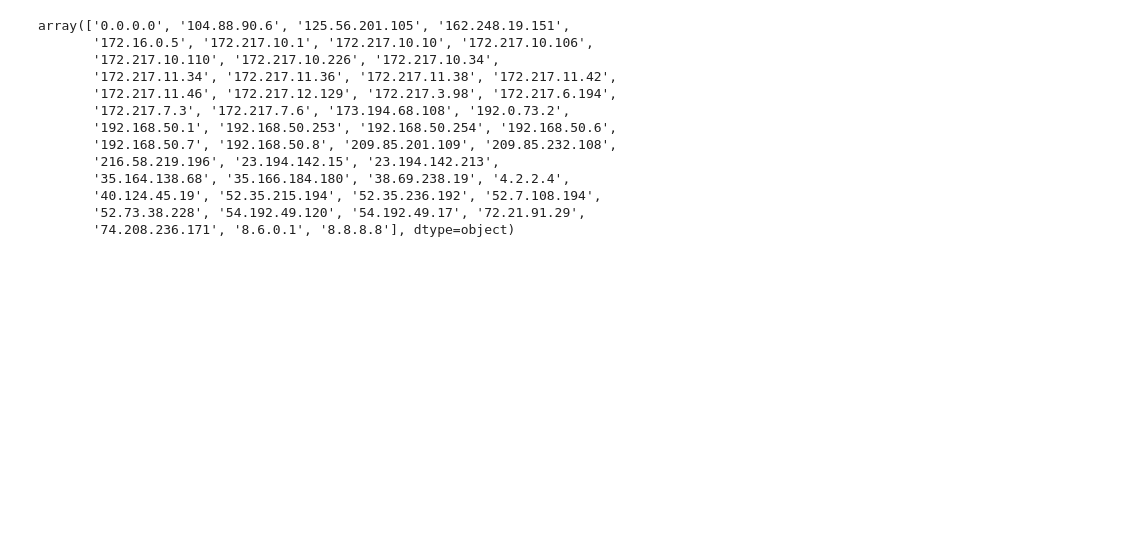
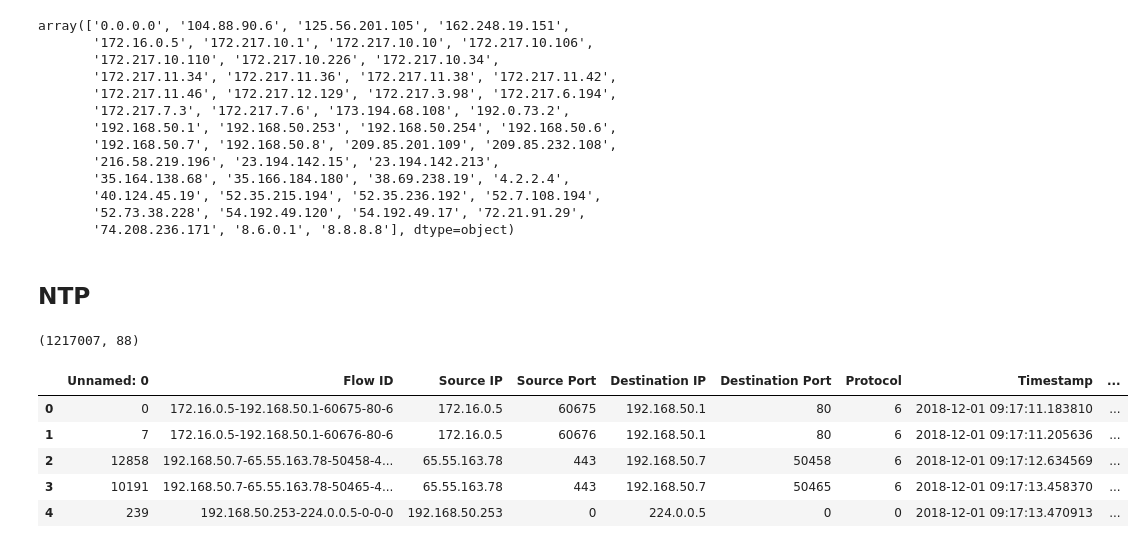
Before and after one commit to caiolmart/feature_extraction_ddos, a Jupyter notebook: notebooks/02_analysing_train.ipynb, the cells around one changed output. Cells and saved outputs as stored; diff of their text form; code cells hidden in the pictures; blank space fills up the shorter version.

```diff
--- a/notebooks/02_analysing_train.ipynb
+++ b/notebooks/02_analysing_train.ipynb
@@ -103,3 +103,18 @@ array(['0.0.0.0', '104.88.90.6', '125.56.201.105', '162.248.19.151',
        '40.124.45.19', '52.35.215.194', '52.35.236.192', '52.7.108.194',
        '52.73.38.228', '54.192.49.120', '54.192.49.17', '72.21.91.29',
        '74.208.236.171', '8.6.0.1', '8.8.8.8'], dtype=object)
+# %% [markdown]
+## NTP
+# %%
+data = pd.read_csv('../data/raw/csv/01-12/DrDoS_NTP.csv')
+data.columns = [x.strip() for x in data.columns]
+print(data.shape)
+data.head()
+# %% [output]
+(1217007, 88)
+|  | Unnamed: 0 | Flow ID | Source IP | Source Port | Destination IP | Destination Port | Protocol | Timestamp | ... |
+| 0 | 0 | 172.16.0.5-192.168.50.1-60675-80-6 | 172.16.0.5 | 60675 | 192.168.50.1 | 80 | 6 | 2018-12-01 09:17:11.183810 | ... |
+| 1 | 7 | 172.16.0.5-192.168.50.1-60676-80-6 | 172.16.0.5 | 60676 | 192.168.50.1 | 80 | 6 | 2018-12-01 09:17:11.205636 | ... |
+| 2 | 12858 | 192.168.50.7-65.55.163.78-50458-4... | 65.55.163.78 | 443 | 192.168.50.7 | 50458 | 6 | 2018-12-01 09:17:12.634569 | ... |
+| 3 | 10191 | 192.168.50.7-65.55.163.78-50465-4... | 65.55.163.78 | 443 | 192.168.50.7 | 50465 | 6 | 2018-12-01 09:17:13.458370 | ... |
+| 4 | 239 | 192.168.50.253-224.0.0.5-0-0-0 | 192.168.50.253 | 0 | 224.0.0.5 | 0 | 0 | 2018-12-01 09:17:13.470913 | ... |
```
Also changed, not shown: parts of 12 cells of this notebook, 1 other file.
